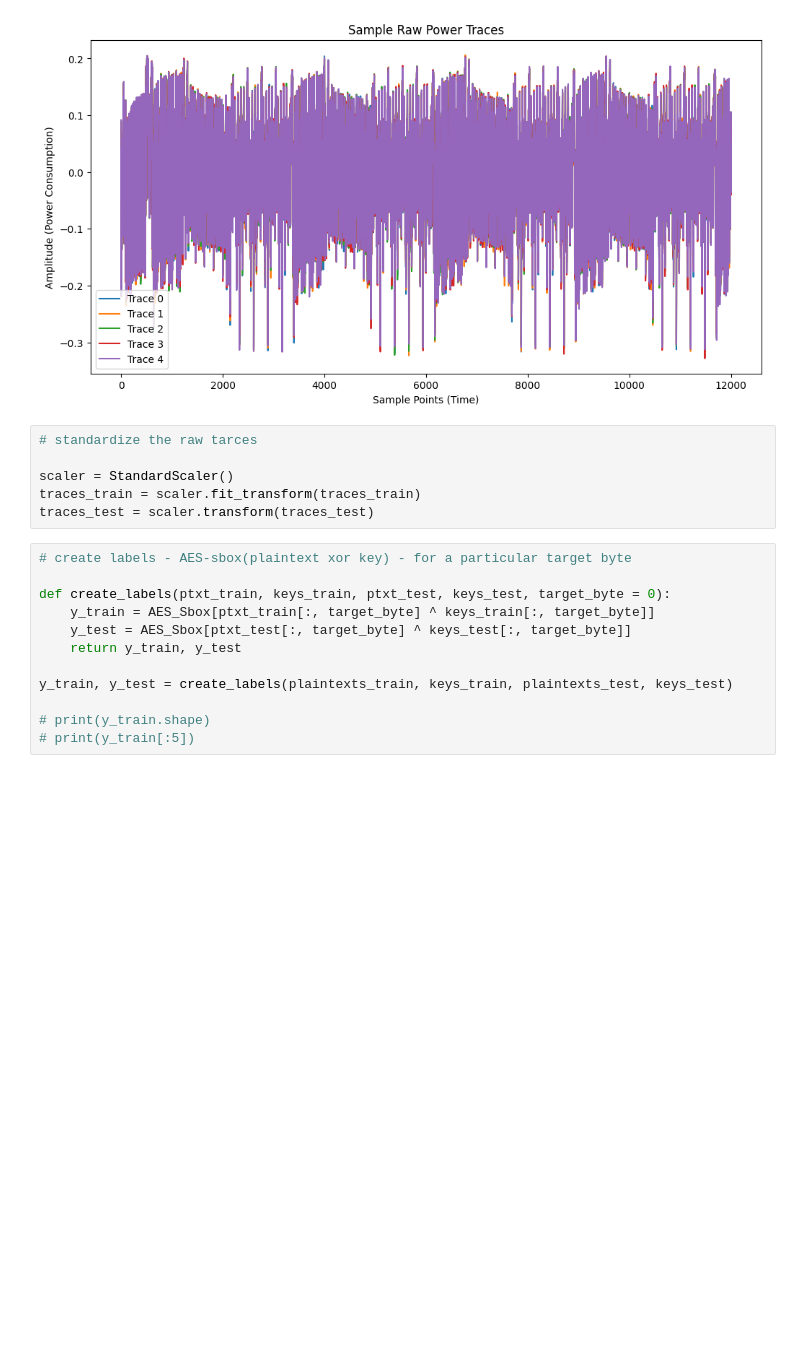
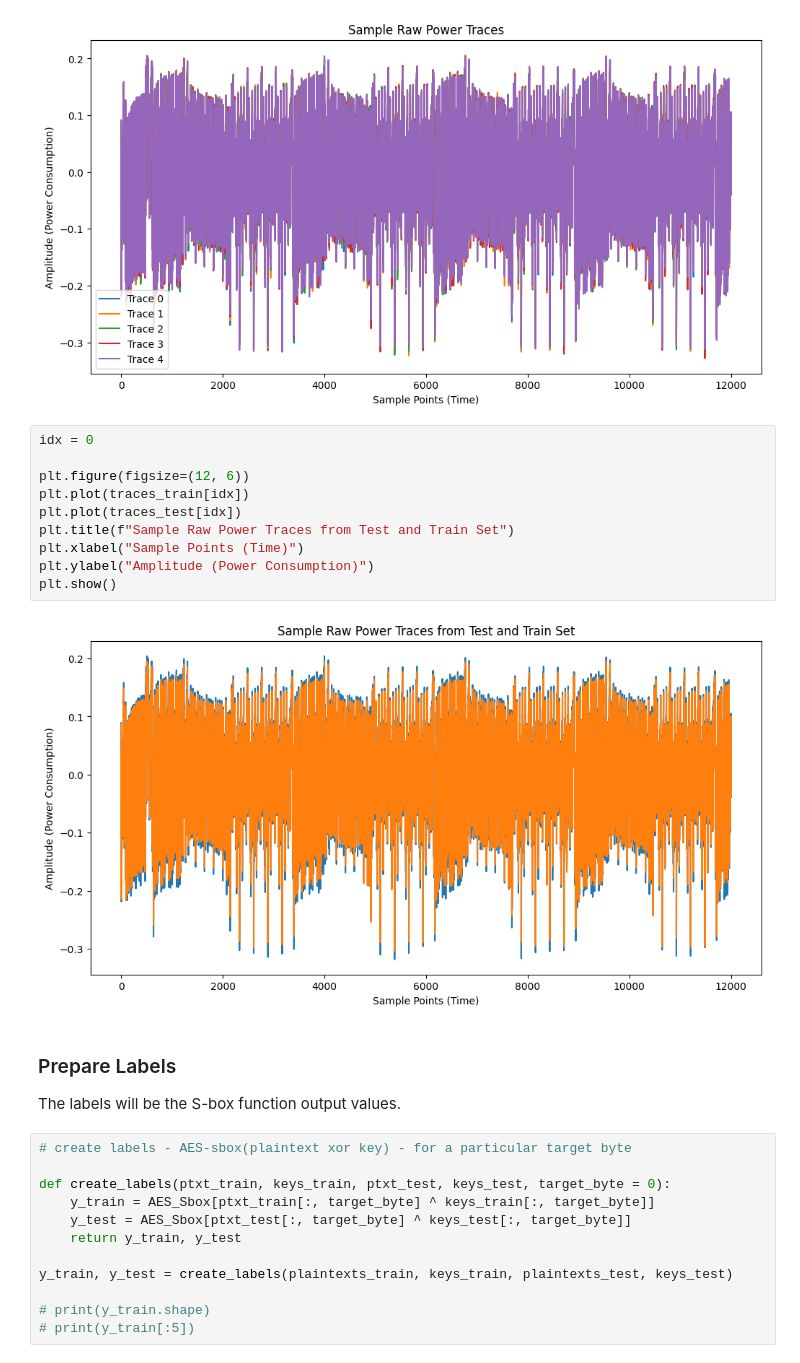
Before and after one commit to beatrisebertule/dl-sca-thesis, a Jupyter notebook: thesis-code-backup-2.ipynb, the cells around one changed output. Saved outputs shown, nothing was run; the diff lists cells and outputs as text; blank space fills up the shorter version.

```diff
--- a/thesis-code-backup-2.ipynb
+++ b/thesis-code-backup-2.ipynb
@@ -200,12 +279,22 @@ plt.legend()
 plt.show()
 # %% [output]
 [figure]
-# %%
-# standardize the raw tarces
-
-scaler = StandardScaler()
-traces_train = scaler.fit_transform(traces_train)
-traces_test = scaler.transform(traces_test)
+# %%
+idx = 0
+
+plt.figure(figsize=(12, 6))
+plt.plot(traces_train[idx])
+plt.plot(traces_test[idx])
+plt.title(f"Sample Raw Power Traces from Test and Train Set")
+plt.xlabel("Sample Points (Time)")
+plt.ylabel("Amplitude (Power Consumption)")
+plt.show()
+# %% [output]
+[figure, added]
+# %% [markdown]
+### Prepare Labels
+
+The labels will be the S-box function output values.
 # %%
 # create labels - AES-sbox(plaintext xor key) - for a particular target byte
 
```
Also changed, not shown: parts of 48 cells of this notebook.
